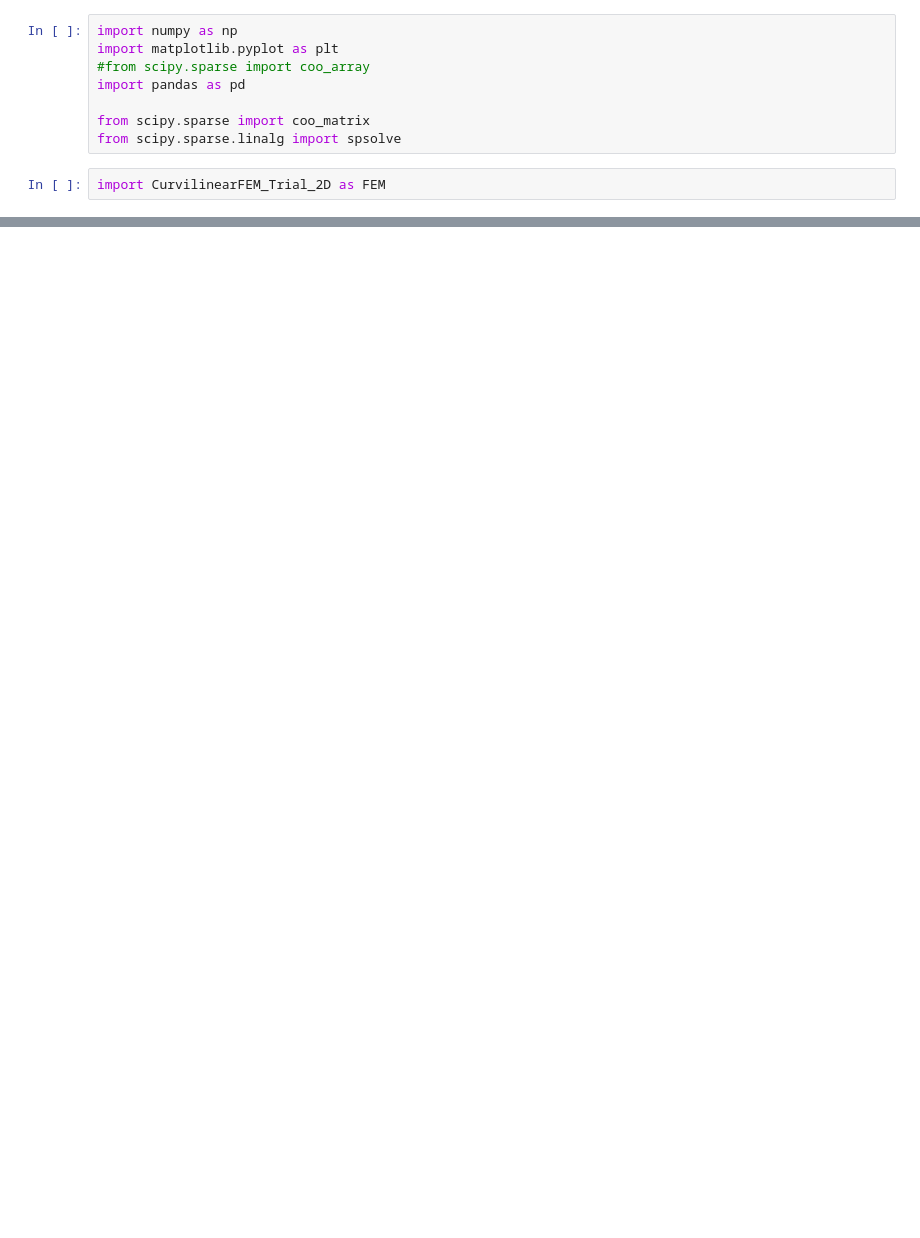
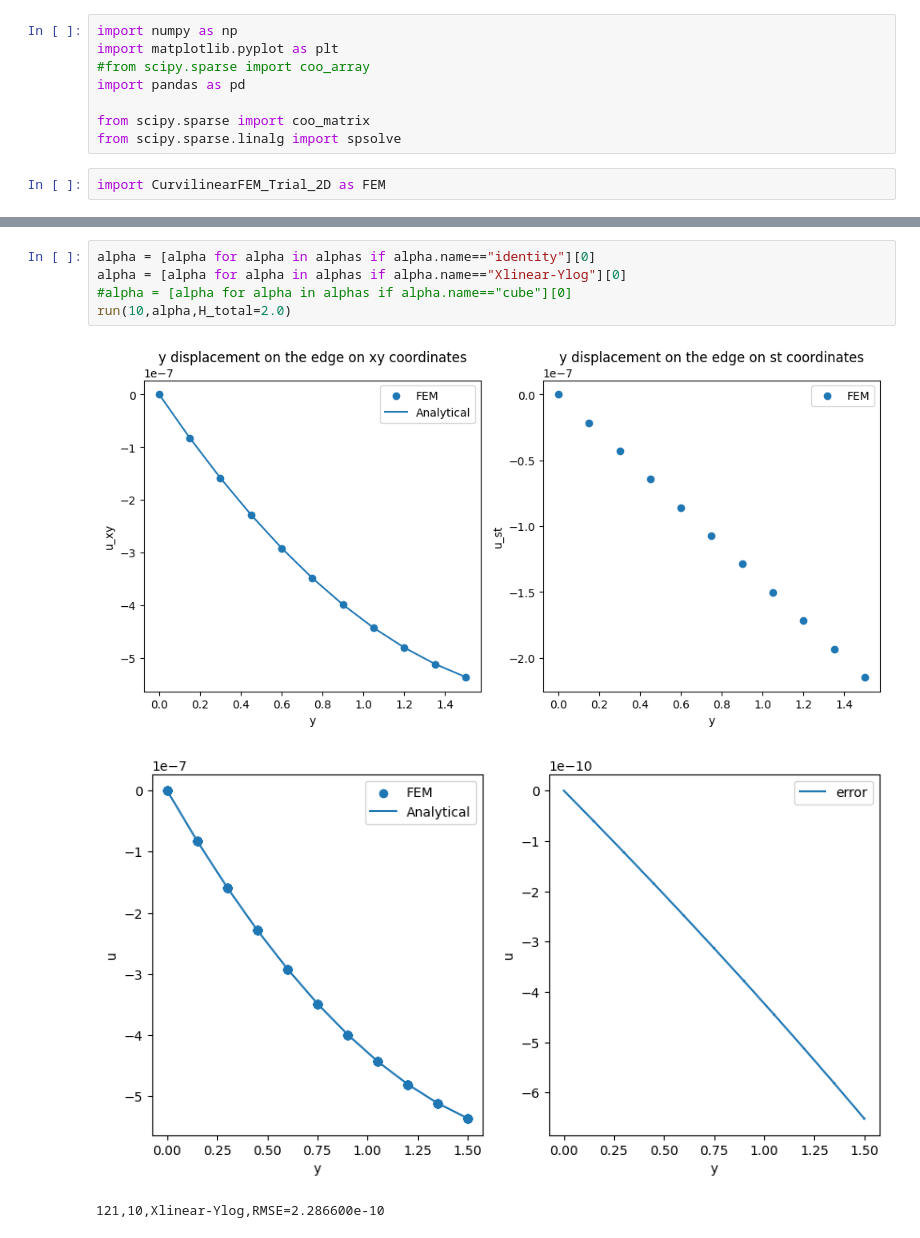
Before and after one commit to IsaAndIna/CurvilinearFEM_master, a Jupyter notebook: CurvilinearFEM_Trial_2D_7.ipynb, the cells around one changed output, grey strips where cells are left out. Cells and saved outputs as stored; diff of their text form; blank space fills up the shorter version.

```diff
--- a/CurvilinearFEM_Trial_2D_7.ipynb
+++ b/CurvilinearFEM_Trial_2D_7.ipynb
@@ -457,3 +535,12 @@ def run(N_divisions,alpha,H_total=2.0):
+# %%
+alpha = [alpha for alpha in alphas if alpha.name=="identity"][0]
+alpha = [alpha for alpha in alphas if alpha.name=="Xlinear-Ylog"][0]
+#alpha = [alpha for alpha in alphas if alpha.name=="cube"][0]
+run(10,alpha,H_total=2.0)
+# %% [output]
+[figure, added]
+[figure, added]
+121,10,Xlinear-Ylog,RMSE=2.286600e-10
 # %%
 for alpha in alphas:
     print(f'{alpha.name=} transformation')
```
Also changed, not shown: parts of 10 cells of this notebook, 6 other files.
